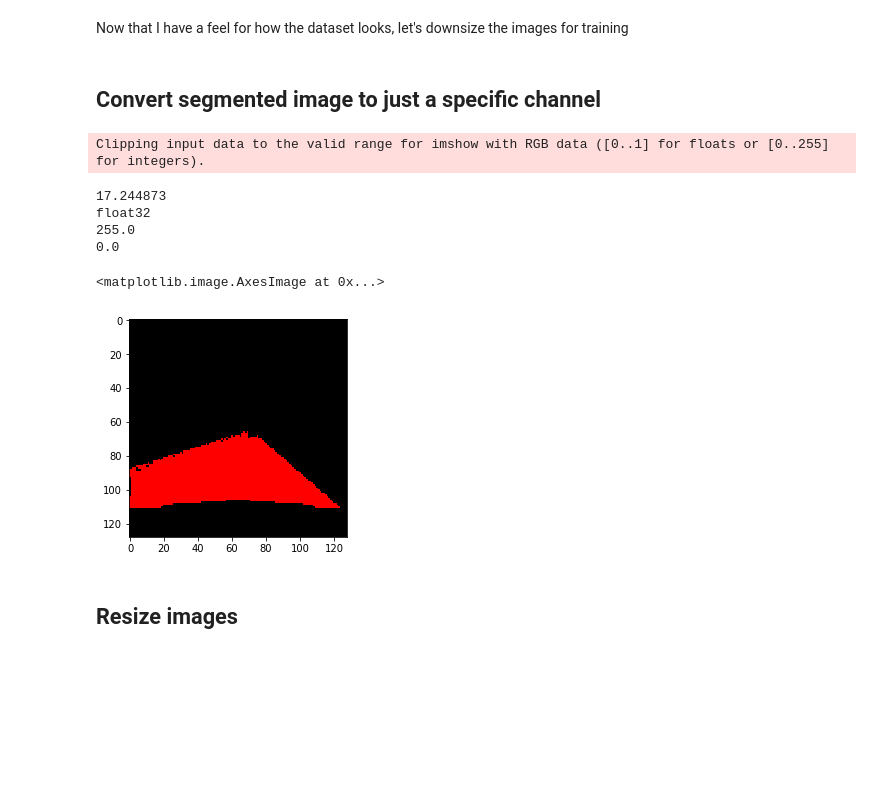
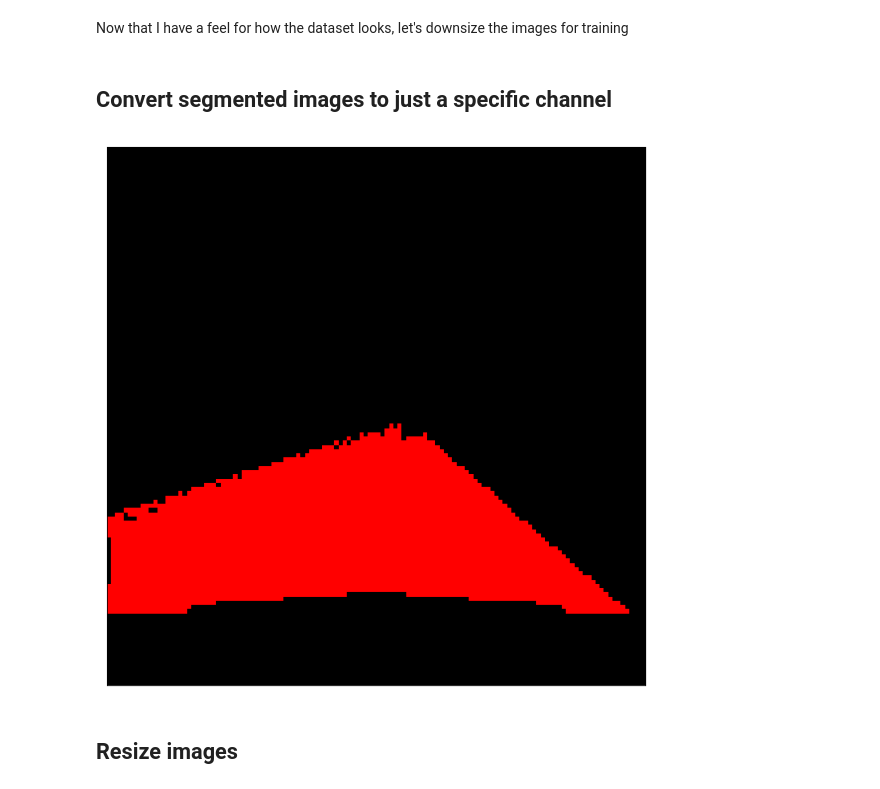
Before and after one commit to thedch/lyft-challenge, a Jupyter notebook: lyft.ipynb, the cells around one changed output. Saved outputs shown, nothing was run; the diff lists cells and outputs as text; code cells hidden in the pictures; blank space fills up the shorter version.

```diff
--- a/lyft.ipynb
+++ b/lyft.ipynb
@@ -114,4 +117,4 @@ Now that I have a feel for how the dataset looks, let's downsize the images for
 # (PATH/'car_masks_128').mkdir(exist_ok=True)
 # (PATH/'road_masks_128').mkdir(exist_ok=True)
 # %% [markdown]
-## Convert segmented image to just a specific channel
+## Convert segmented images to just a specific channel
@@ -151,21 +124,8 @@ filter_segmented(Path('train/train_masks_128/5.png'))
-# %%
-test_seg_image = open_image_no_norm('train/road_masks_128/435.png')
-
-print(test_seg_image.mean())
-print(test_seg_image.dtype)
-print(test_seg_image.max())
-print(test_seg_image.min())
-# show_img(test_seg_image, seg=True)
-plt.imshow(test_seg_image)
-# print(test_seg_image[80])
-# %% [output]
-Clipping input data to the valid range for imshow with RGB data ([0..1] for floats or [0..255] for integers).
-17.244873
-float32
-255.0
-0.0
-<matplotlib.image.AxesImage at 0x...>
-[figure, removed]
+# %%
+test_seg_image = open_image_no_norm('train/road_masks_128/435.png')
+show_img(test_seg_image);
+# %% [output]
+[figure, added]
 # %% [markdown]
 ## Resize images
 # %%
```
Also changed, not shown: parts of 9 cells of this notebook.
